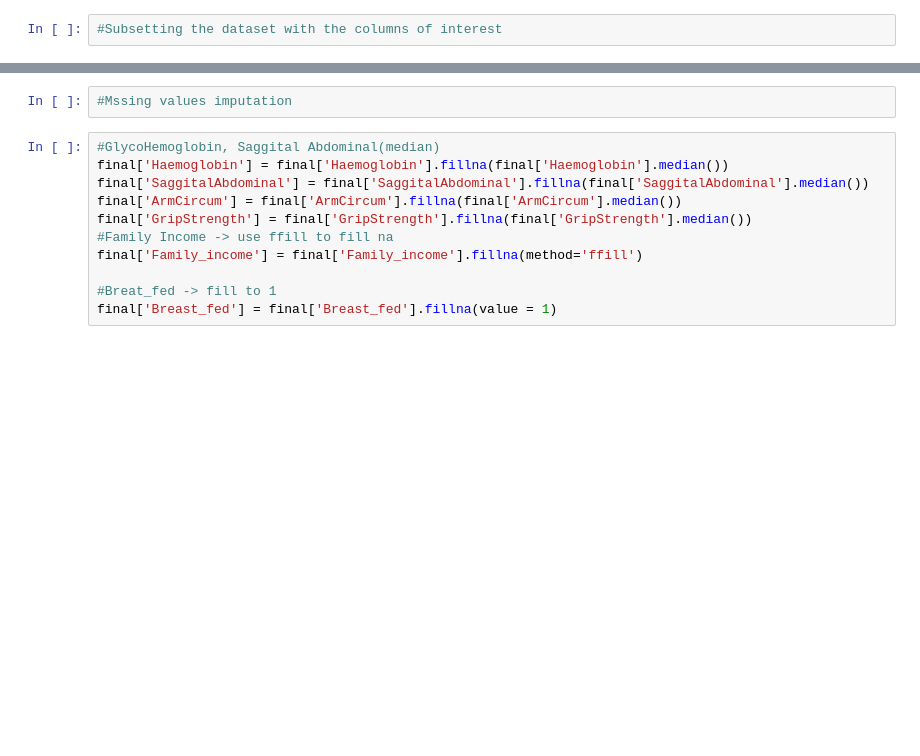
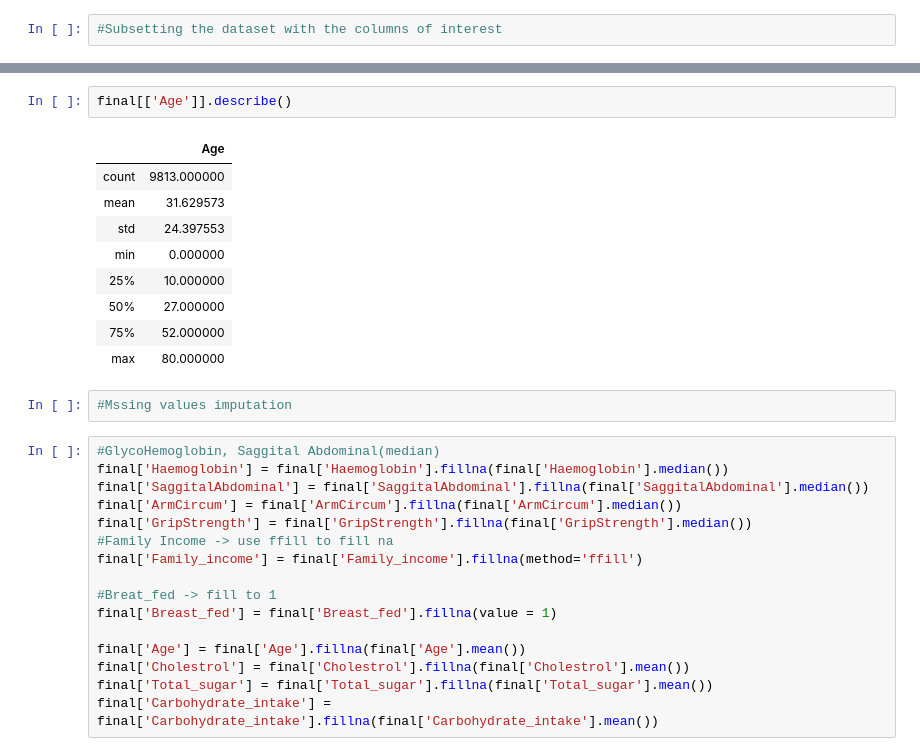
Before and after one commit to VIDHIBSL/Capstone, a Jupyter notebook: Python_Project.ipynb, the cells around one changed output, grey strips where cells are left out. Cells and saved outputs as stored; diff of their text form; blank space fills up the shorter version.

```diff
--- a/Python_Project.ipynb
+++ b/Python_Project.ipynb
@@ -235,3 +217,15 @@ final[['Breast_fed']].describe()
+# %%
+final[['Age']].describe()
+# %% [output]
+|  | Age |
+| count | 9813.000000 |
+| mean | 31.629573 |
+| std | 24.397553 |
+| min | 0.000000 |
+| 25% | 10.000000 |
+| 50% | 27.000000 |
+| 75% | 52.000000 |
+| max | 80.000000 |
 # %%
 #Mssing values imputation
 # %%
@@ -245,6 +239,11 @@ final['Family_income'] = final['Family_income'].fillna(method='ffill')
 
 #Breat_fed -> fill to 1
 final['Breast_fed'] = final['Breast_fed'].fillna(value = 1)
+
+final['Age'] = final['Age'].fillna(final['Age'].mean())
+final['Cholestrol'] = final['Cholestrol'].fillna(final['Cholestrol'].mean())
+final['Total_sugar'] = final['Total_sugar'].fillna(final['Total_sugar'].mean())
+final['Carbohydrate_intake'] = final['Carbohydrate_intake'].fillna(final['Carbohydrate_intake'].mean())
 # %%
 final.describe()
 # %% [output]
```
Also changed, not shown: parts of 12 cells of this notebook.
